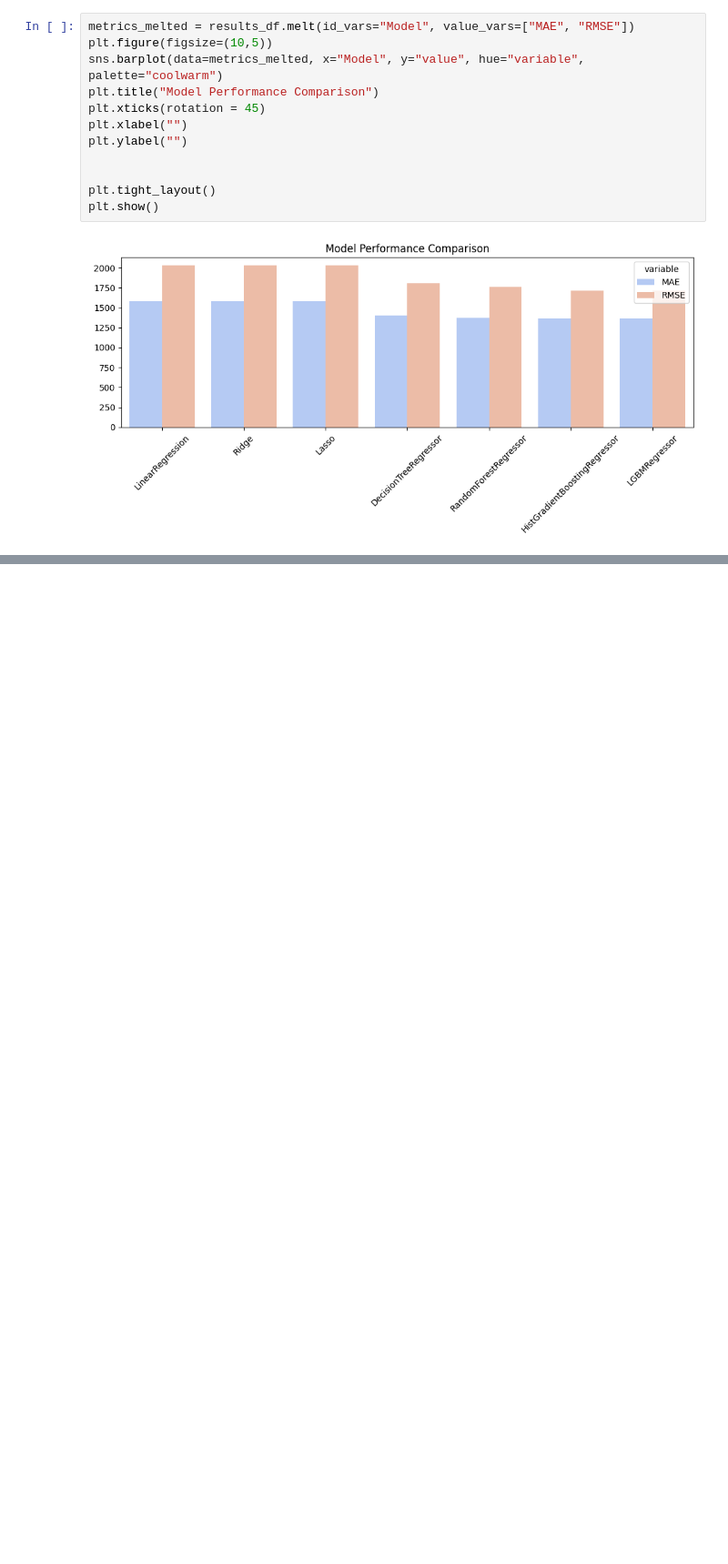
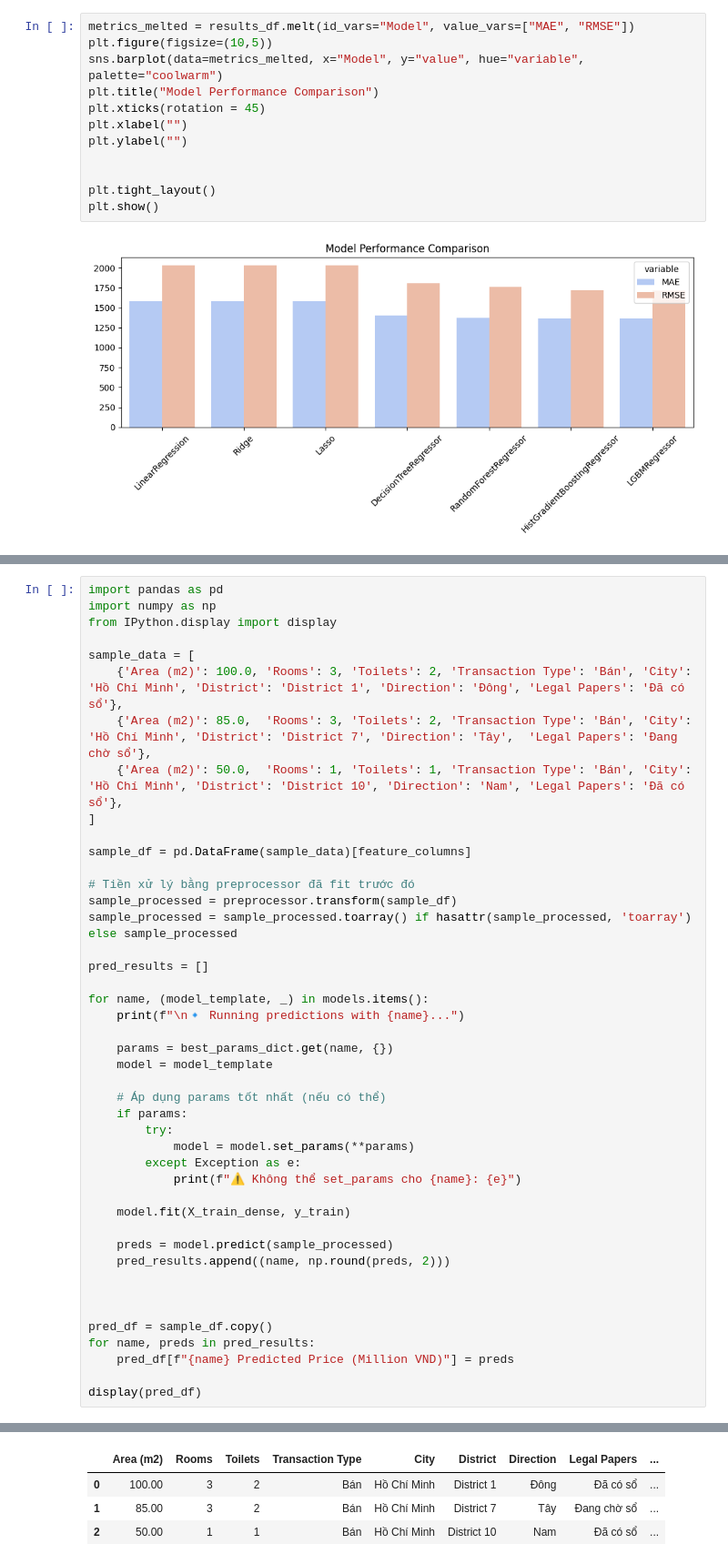
Before and after one commit to MonkeyNerdCoding/Vietnam-House-Price-Prediction, a Jupyter notebook: House_pricing_HCM.ipynb, the cells around one changed output, grey strips where cells are left out. Shown at 91% size. Cells and saved outputs as stored; diff of their text form; blank space fills up the shorter version.

Commit message:
Add sample data to predict

```diff
--- a/House_pricing_HCM.ipynb
+++ b/House_pricing_HCM.ipynb
@@ -915,0 +940,45 @@ plt.show()
+# %%
+import pandas as pd
+import numpy as np
+from IPython.display import display
+
+sample_data = [
+    {'Area (m2)': 100.0, 'Rooms': 3, 'Toilets': 2, 'Transaction Type': 'Bán', 'City': 'Hồ Chí Minh', 'District': 'District 1', 'Direction': 'Đông', 'Legal Papers': 'Đã có sổ'},
+    {'Area (m2)': 85.0,  'Rooms': 3, 'Toilets': 2, 'Transaction Type': 'Bán', 'City': 'Hồ Chí Minh', 'District': 'District 7', 'Direction': 'Tây',  'Legal Papers': 'Đang chờ sổ'},
+    {'Area (m2)': 50.0,  'Rooms': 1, 'Toilets': 1, 'Transaction Type': 'Bán', 'City': 'Hồ Chí Minh', 'District': 'District 10', 'Direction': 'Nam', 'Legal Papers': 'Đã có sổ'},
+]
+
+sample_df = pd.DataFrame(sample_data)[feature_columns]
+
+# Tiền xử lý bằng preprocessor đã fit trước đó
+sample_processed = preprocessor.transform(sample_df)
+sample_processed = sample_processed.toarray() if hasattr(sample_processed, 'toarray') else sample_processed
+
+pred_results = []
+
+for name, (model_template, _) in models.items():
+    print(f"\n🔹 Running predictions with {name}...")
+
+    params = best_params_dict.get(name, {})
+    model = model_template
+
+    # Áp dụng params tốt nhất (nếu có thể)
+    if params:
+        try:
+            model = model.set_params(**params)
+        except Exception as e:
+            print(f"⚠️ Không thể set_params cho {name}: {e}")
+
+    model.fit(X_train_dense, y_train)
+
+    preds = model.predict(sample_processed)
+    pred_results.append((name, np.round(preds, 2)))
+
+
+
+pred_df = sample_df.copy()
+for name, preds in pred_results:
+    pred_df[f"{name} Predicted Price (Million VND)"] = preds
+
+display(pred_df)
+# %% [output]
@@ -915,0 +1002,4 @@ plt.show()
+|  | Area (m2) | Rooms | Toilets | Transaction Type | City | District | Direction | Legal Papers | ... |
+| 0 | 100.00 | 3 | 2 | Bán | Hồ Chí Minh | District 1 | Đông | Đã có sổ | ... |
+| 1 | 85.00 | 3 | 2 | Bán | Hồ Chí Minh | District 7 | Tây | Đang chờ sổ | ... |
+| 2 | 50.00 | 1 | 1 | Bán | Hồ Chí Minh | District 10 | Nam | Đã có sổ | ... |
```
Also changed, not shown: parts of 25 cells of this notebook, 1 other file.
